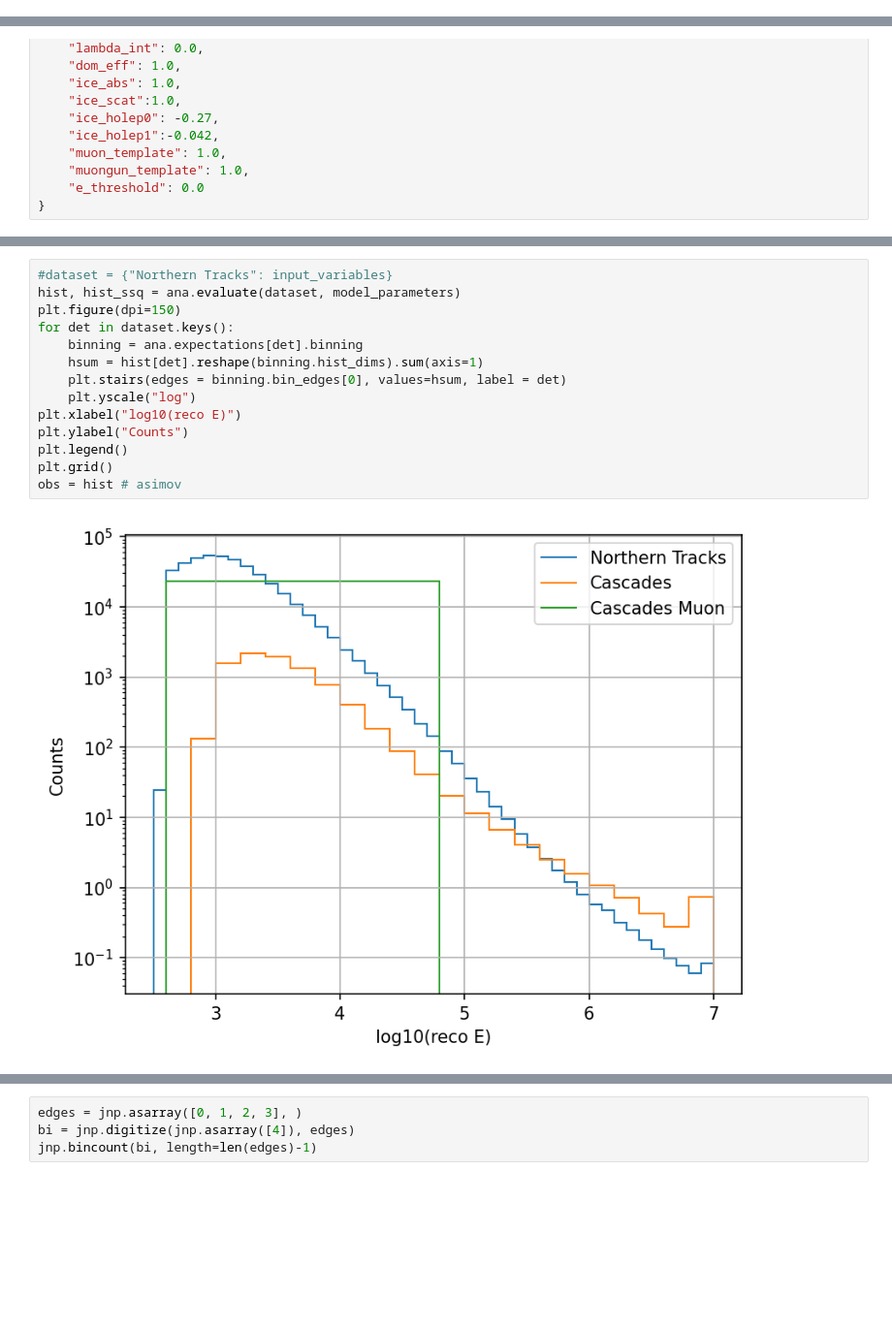
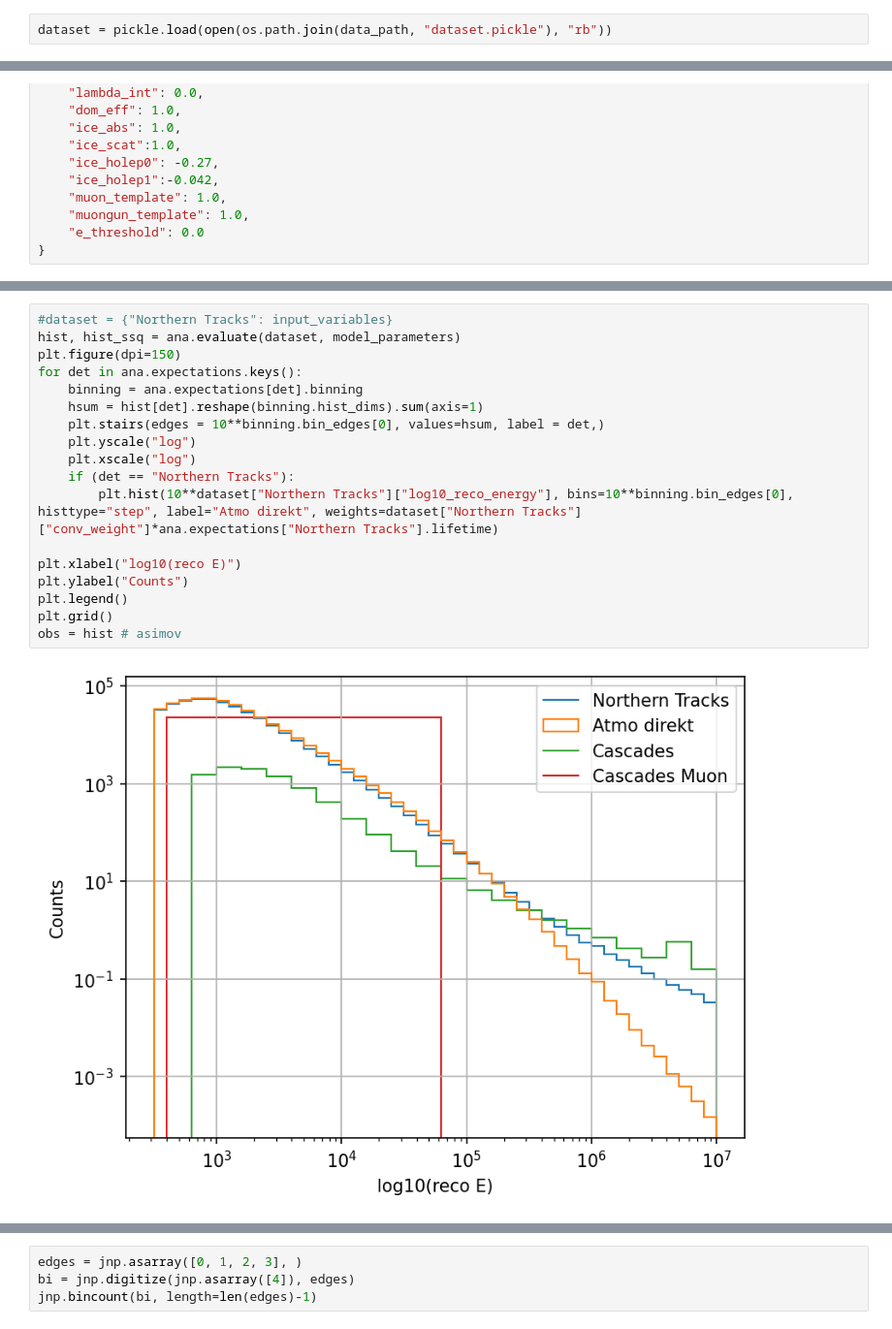
Before and after one commit to chrhck/pyForwardFolding, a Jupyter notebook: examples/Global_Fit.ipynb, the cells around one changed output, grey strips where cells are left out. Shown at 97% size. Drawn from its saved outputs; the diff is of its cells as text; blank space fills up the shorter version.

```diff
--- a/examples/Global_Fit.ipynb
+++ b/examples/Global_Fit.ipynb
@@ -80,5 +89,7 @@ WARNING:2025-04-23 10:08:06,943:jax._src.xla_bridge:967: An NVIDIA GPU may be pr
 Adding additional variables for cascades
 Adding additional variables for cascades
+# %%
+dataset = pickle.load(open(os.path.join(data_path, "dataset.pickle"), "rb"))
 # %%
 with open(os.path.join(data_path, "snowstorm_v2_All_FullSamples_DroppedBins_cscd_15zen.pickle"), "rb") as hdl:
     grads = pickle.load(hdl)
@@ -156,19 +144,23 @@ pprint(ana.exposed_parameters)
 # %%
 #dataset = {"Northern Tracks": input_variables}
 hist, hist_ssq = ana.evaluate(dataset, model_parameters)
 plt.figure(dpi=150)
-for det in dataset.keys():
+for det in ana.expectations.keys():
     binning = ana.expectations[det].binning
     hsum = hist[det].reshape(binning.hist_dims).sum(axis=1)
-    plt.stairs(edges = binning.bin_edges[0], values=hsum, label = det)
+    plt.stairs(edges = 10**binning.bin_edges[0], values=hsum, label = det,)
     plt.yscale("log")
+    plt.xscale("log")
+    if (det == "Northern Tracks"):
+        plt.hist(10**dataset["Northern Tracks"]["log10_reco_energy"], bins=10**binning.bin_edges[0], histtype="step", label="Atmo direkt", weights=dataset["Northern Tracks"]["conv_weight"]*ana.expectations["Northern Tracks"].lifetime)
+
 plt.xlabel("log10(reco E)")
 plt.ylabel("Counts")
 plt.legend()
 plt.grid()
 obs = hist # asimov
 # %% [output]
-[figure, old version]
+[figure, new version]
 # %%
 hist, hist_ssq = ana.evaluate(dataset, model_parameters)
 plt.figure(dpi=150)
```
Also changed, not shown: parts of 19 cells of this notebook, 2 other files.
